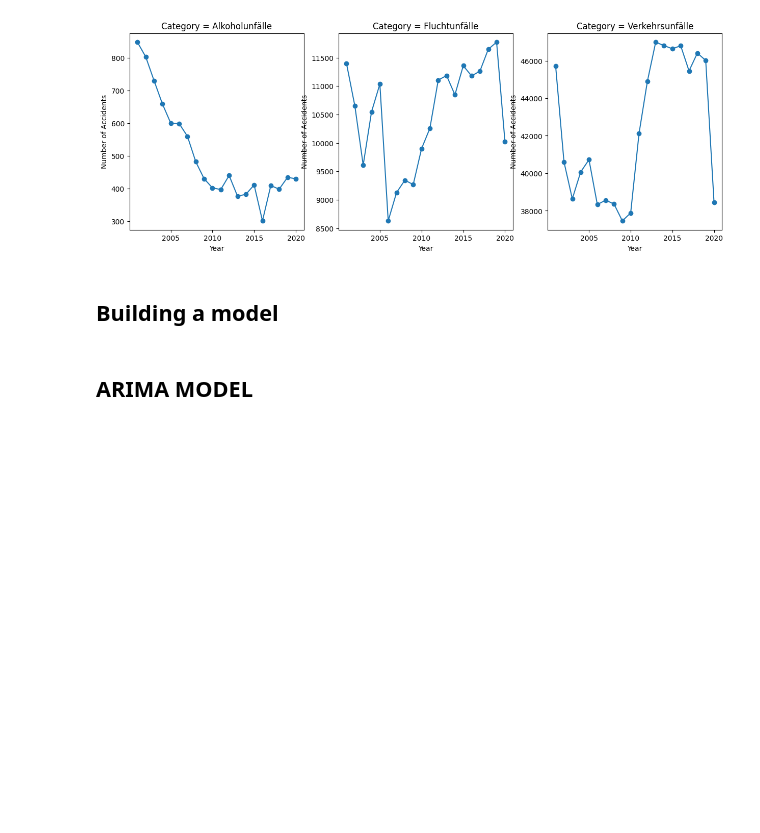
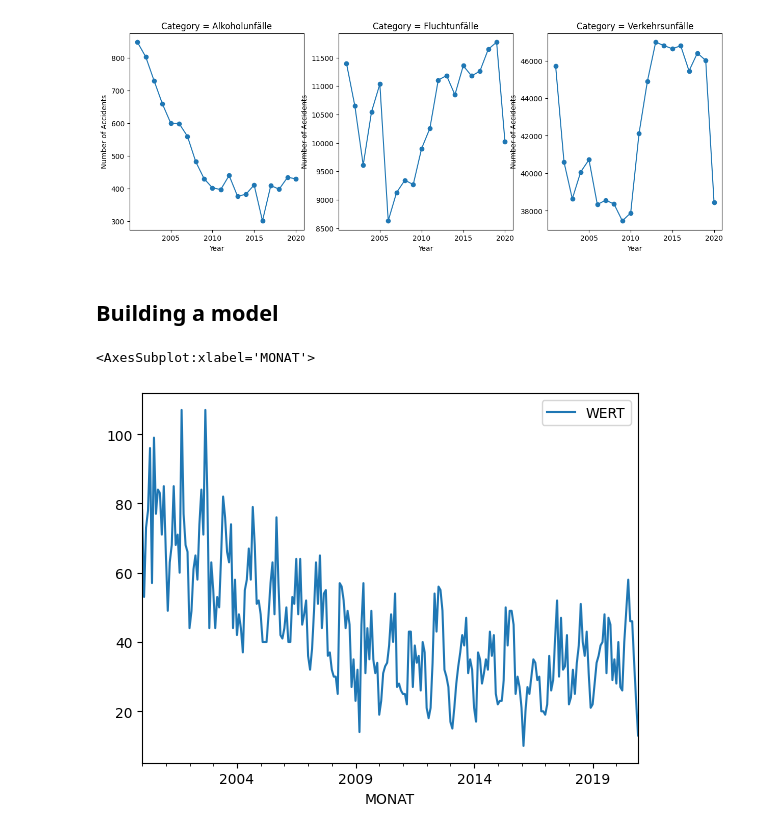
Before and after one commit to SafaSadiq/DPS_AI_Challenge, a Jupyter notebook: PredictionModel.ipynb, the cells around one changed output. Cells and saved outputs as stored; diff of their text form; code cells hidden in the pictures; blank space fills up the shorter version.

```diff
--- a/PredictionModel.ipynb
+++ b/PredictionModel.ipynb
@@ -31,20 +31,11 @@ plot_accidents_over_time(accidents_until_2020_by_year, type="insgesamt", save=Fa
 # %%
 #subset the data for Category: 'Alkoholunfälle' amd Type: 'insgesamt and keep only Month and Value columns
 
-def create_Time_series_data(data):
-    data_subset = data[
-        (data["MONATSZAHL"]=='Alkoholunfälle')
-        &
-        (data["AUSPRAEGUNG"]=='insgesamt')
-        ].drop(columns=["MONATSZAHL","AUSPRAEGUNG"])
+train_set = create_Time_series_data(accidents_until_2020, 'Alkoholunfälle', 'insgesamt')
+test_set = create_Time_series_data(accidents_after_2020, 'Alkoholunfälle', 'insgesamt')
 
-    data_subset = data_subset.set_index('MONAT')
-
-    data_subset = data_subset.sort_values(by=['MONAT'])
-
-    return data_subset
-
-train_set = create_Time_series_data(accidents_until_2020)
-test_set = create_Time_series_data(accidents_after_2020)
+#print accidents along time to visualize trend
+train_set.plot()
+# %% [output]
+<AxesSubplot:xlabel='MONAT'>
+[figure, added]
-# %% [markdown]
-## ARIMA MODEL
```
Also changed, not shown: parts of 14 cells of this notebook, 1 other file.
